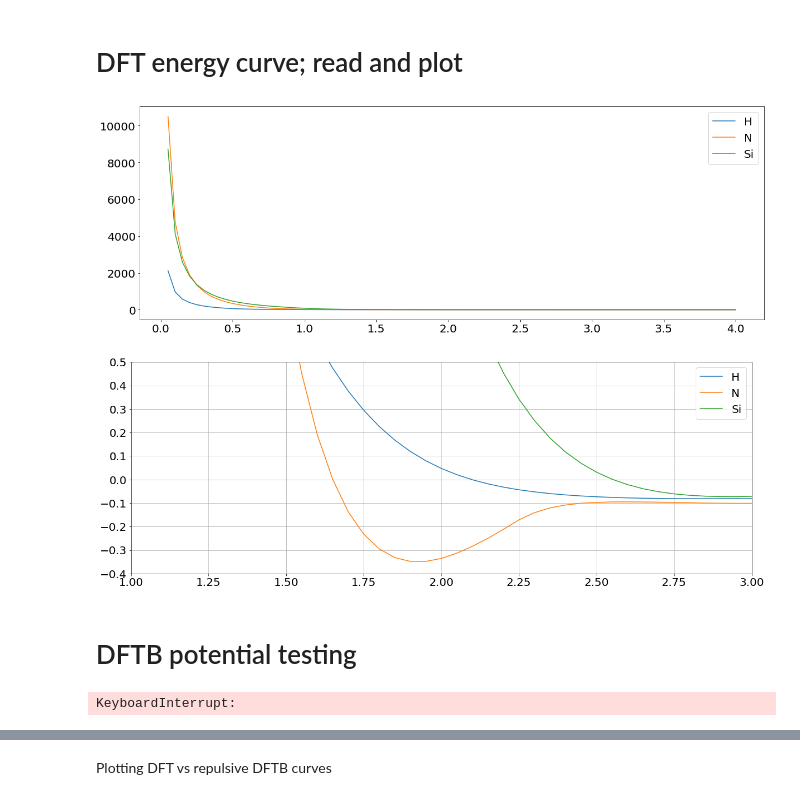
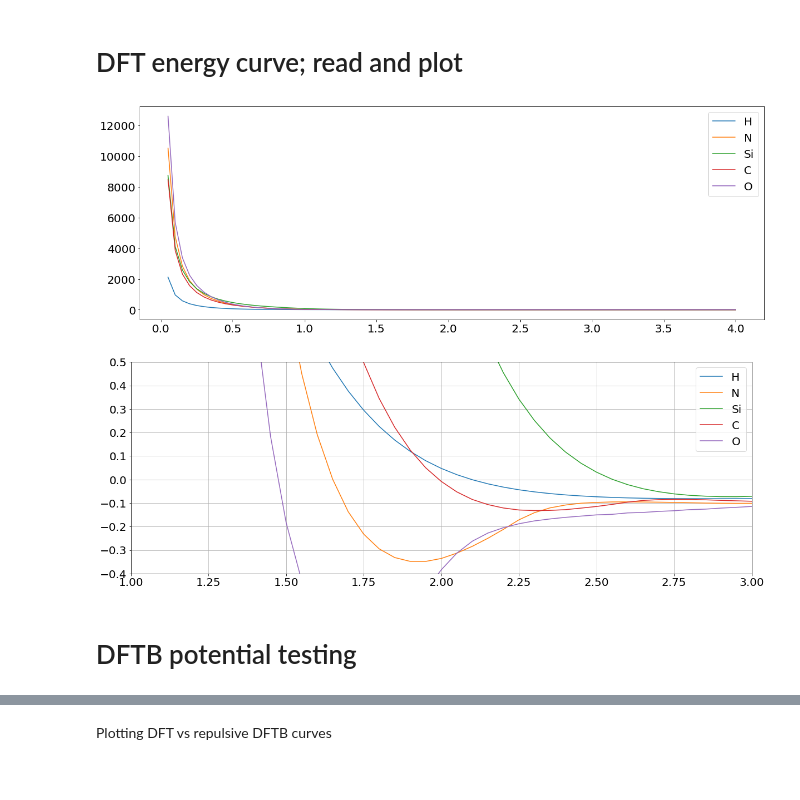
Before and after one commit to chengeaa/researchscripts, a Jupyter notebook: Repulsive potential fitting.ipynb, the cells around one changed output, grey strips where cells are left out. Drawn from its saved outputs; the diff is of its cells as text; code cells hidden in the pictures.

```diff
--- a/Repulsive potential fitting.ipynb
+++ b/Repulsive potential fitting.ipynb
@@ -99,22 +99,22 @@ heavy_bomb = vasp.read_vasp("reference_files/CONTCAR_heavy_bombard")
 # %% [markdown]
 # DFT energy curve; read and plot
 # %%
-elems = ["H", "N", "Si"]
+elems = ["H", "N", "Si", "C", "O"]
 lowerlim, upperlim = 0, 4
 dftEnergies = [pd.read_csv("../%senergies" % (i), header = None) for i in elems]
 dftEnergies = pd.concat(dftEnergies, axis=1)
 dftEnergies.columns = elems
 dftEnergies.index = 80 - np.array(dftEnergies.index)
 dftEnergies.index /= 20
 
 dftEnergies = dftEnergies.sort_index()
 dftEnergies = dftEnergies[np.bitwise_and(dftEnergies.index >= lowerlim, dftEnergies.index <= upperlim)]
 dftEnergies.head()
 dftEnergies.plot();
 p = dftEnergies.plot(xlim = (1, 3), ylim = (-0.4, 0.5),grid = True);
 # %% [output]
-[figure, old version]
+[figure, new version]
-[figure, old version]
+[figure, new version]
 # %% [markdown]
 # DFTB potential testing
 # %%
@@ -137,6 +137,7 @@ for element in elems:
             Hamiltonian_MaxAngularMomentum_Si='"p"',
             Hamiltonian_MaxAngularMomentum_H='"s"',
             Hamiltonian_MaxAngularMomentum_C='"p"',
+            Hamiltonian_MaxAngularMomentum_O='"p"',
             Hamiltonian_PolynomialRepulsive = "SetForAll{No}",
             Driver_='ConjugateGradient',
             Driver_MaxForceComponent='1E10',
@@ -151,6 +152,7 @@ for element in elems:
             Hamiltonian_MaxAngularMomentum_Si='"p"',
             Hamiltonian_MaxAngularMomentum_H='"s"',
             Hamiltonian_MaxAngularMomentum_C='"p"',
+            Hamiltonian_MaxAngularMomentum_O='"p"',
             Hamiltonian_PolynomialRepulsive = "SetForAll{Yes}",
             Driver_='ConjugateGradient',
             Driver_SCC = 'Yes',
@@ -175,8 +177,6 @@ repulsivedata.index.name = "Distance (Å)"
 nonrepulsivedata = pd.DataFrame(nonrepulsivedata)
 nonrepulsivedata.index = distances
 nonrepulsivedata.index.name = "Distance (Å)"
-# %% [output]
-KeyboardInterrupt:
 # %%
 repulsivedata.head()
 # %% [output]
```
Also changed, not shown: parts of 7 cells of this notebook, 12 other files.
